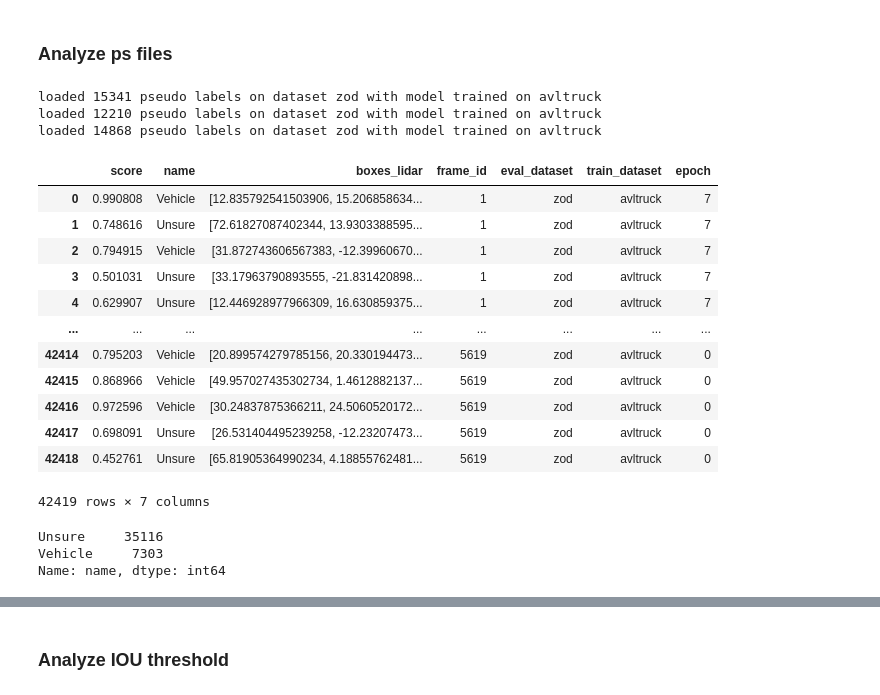
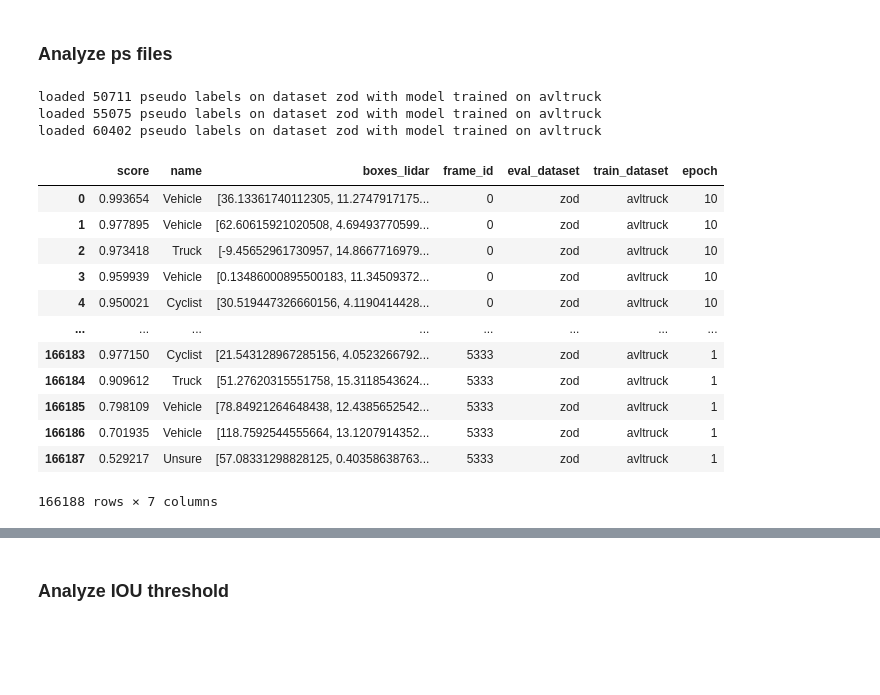
Before and after one commit to griesbchr/3DTrans, a Jupyter notebook: tools/misc/selftraining/analyze_detresults_pseudolabels.ipynb, the cells around one changed output, grey strips where cells are left out. Drawn from its saved outputs; the diff is of its cells as text; code cells hidden in the pictures; blank space fills up the shorter version.

```diff
--- a/tools/misc/selftraining/analyze_detresults_pseudolabels.ipynb
+++ b/tools/misc/selftraining/analyze_detresults_pseudolabels.ipynb
@@ -1168,7 +1258,7 @@ Score threshold:  0.7450000000000001
 
 Evaluation of ckpts is needed for this step
 # %%
-eval_folder = "/home/cgriesbacher/thesis/3DTrans/output_okeanos/avltruck_models/pvrcnnpp_STzod_ped/D16_21epochs_STzod_ft_D6_50epochs_fov_gace_labelupdate_longerepochs/eval"
+eval_folder = "/home/cgriesbacher/thesis/3DTrans/output/zod_models/pvrcnnpp_STtruck/D16_20epochs_STzod_ft_D6_50epochs_lr0001/eval"
 
 #load all subfolders
 subfolders = [f.path for f in os.scandir(eval_folder) if f.is_dir() ]
@@ -1200,7 +1290,5 @@ for subfolder in subfolders:
     df['epoch'] = epoch
     results_df = pd.concat([results_df, df], axis=0)
 
-df.value_counts("name")
-
-print(len(df["frame_id"].unique()))
+results_df
 # %% [output]
@@ -1269,35 +1372,29 @@ plt.show()
 ### Analyze ps files
 # %%
 #load pseudo labels
-ps_folder = "/home/cgriesbacher/thesis/3DTrans/output_okeanos/avltruck_models/pvrcnnpp_STzod_ped/D16_21epochs_STzod_ft_D6_50epochs_fov_gace_labelupdate_longerepochs/ps_label"
+ps_folder = "/home/cgriesbacher/thesis/3DTrans/output/zod_models/pvrcnnpp_STtruck/D16_20epochs_STzod_ft_D6_50epochs_lr0001/ps_label"
 
 #load all files that start with ps
 pseudo_labels = pd.DataFrame()
 for file in os.listdir(ps_folder):
     if file.startswith("ps"):
         epoch = int(file.split("_")[-1].split(".")[0][1:])
         pseudo_labels = load_pseudo_labels(os.path.join(ps_folder, file), pseudo_labels, train_dataset="avltruck", eval_dataset="zod", epoch=epoch)
 pseudo_labels
 # %% [output]
-loaded 15341 pseudo labels on dataset zod with model trained on avltruck
-loaded 12210 pseudo labels on dataset zod with model trained on avltruck
-loaded 14868 pseudo labels on dataset zod with model trained on avltruck
+loaded 50711 pseudo labels on dataset zod with model trained on avltruck
+loaded 55075 pseudo labels on dataset zod with model trained on avltruck
+loaded 60402 pseudo labels on dataset zod with model trained on avltruck
 |  | score | name | boxes_lidar | frame_id | eval_dataset | train_dataset | epoch |
-| 0 | 0.990808 | Vehicle | [12.835792541503906, 15.206858634... | 1 | zod | avltruck | 7 |
-| 1 | 0.748616 | Unsure | [72.61827087402344, 13.9303388595... | 1 | zod | avltruck | 7 |
-| 2 | 0.794915 | Vehicle | [31.872743606567383, -12.39960670... | 1 | zod | avltruck | 7 |
-| 3 | 0.501031 | Unsure | [33.17963790893555, -21.831420898... | 1 | zod | avltruck | 7 |
-| 4 | 0.629907 | Unsure | [12.446928977966309, 16.630859375... | 1 | zod | avltruck | 7 |
+| 0 | 0.993654 | Vehicle | [36.13361740112305, 11.2747917175... | 0 | zod | avltruck | 10 |
+| 1 | 0.977895 | Vehicle | [62.60615921020508, 4.69493770599... | 0 | zod | avltruck | 10 |
+| 2 | 0.973418 | Truck | [-9.45652961730957, 14.8667716979... | 0 | zod | avltruck | 10 |
+| 3 | 0.959939 | Vehicle | [0.13486000895500183, 11.34509372... | 0 | zod | avltruck | 10 |
+| 4 | 0.950021 | Cyclist | [30.519447326660156, 4.1190414428... | 0 | zod | avltruck | 10 |
 | ... | ... | ... | ... | ... | ... | ... | ... |
-| 42414 | 0.795203 | Vehicle | [20.899574279785156, 20.330194473... | 5619 | zod | avltruck | 0 |
-| 42415 | 0.868966 | Vehicle | [49.957027435302734, 1.4612882137... | 5619 | zod | avltruck | 0 |
-| 42416 | 0.972596 | Vehicle | [30.24837875366211, 24.5060520172... | 5619 | zod | avltruck | 0 |
-| 42417 | 0.698091 | Unsure | [26.531404495239258, -12.23207473... | 5619 | zod | avltruck | 0 |
-| 42418 | 0.452761 | Unsure | [65.81905364990234, 4.18855762481... | 5619 | zod | avltruck | 0 |
+| 166183 | 0.977150 | Cyclist | [21.543128967285156, 4.0523266792... | 5333 | zod | avltruck | 1 |
+| 166184 | 0.909612 | Truck | [51.27620315551758, 15.3118543624... | 5333 | zod | avltruck | 1 |
+| 166185 | 0.798109 | Vehicle | [78.84921264648438, 12.4385652542... | 5333 | zod | avltruck | 1 |
+| 166186 | 0.701935 | Vehicle | [118.7592544555664, 13.1207914352... | 5333 | zod | avltruck | 1 |
+| 166187 | 0.529217 | Unsure | [57.08331298828125, 0.40358638763... | 5333 | zod | avltruck | 1 |
-42419 rows × 7 columns
+166188 rows × 7 columns
-# %%
-pseudo_labels["name"].value_counts()
-# %% [output]
-Unsure     35116
-Vehicle     7303
-Name: name, dtype: int64
```
Also changed, not shown: parts of 15 cells of this notebook, 20 other files.
